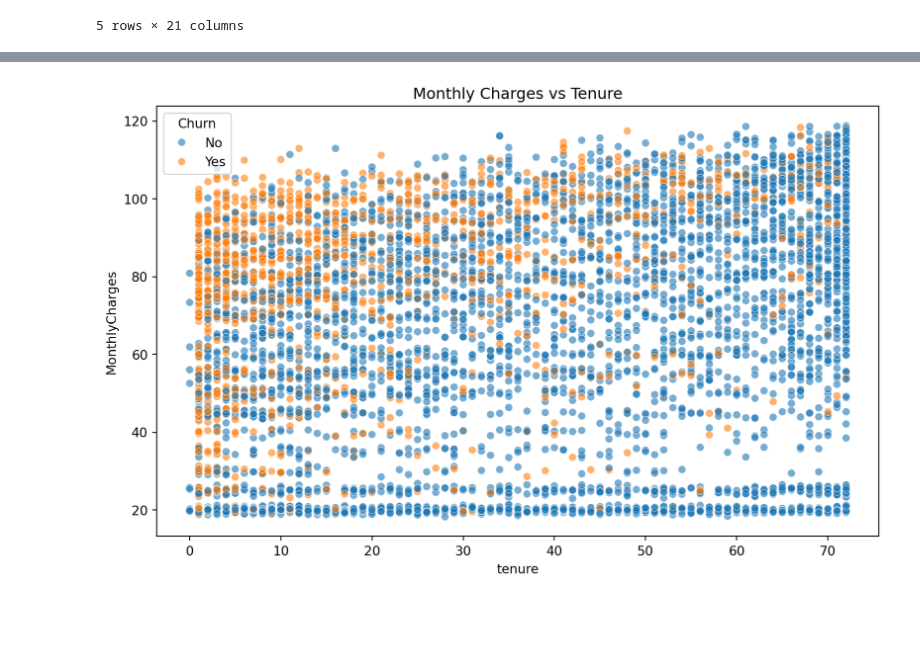
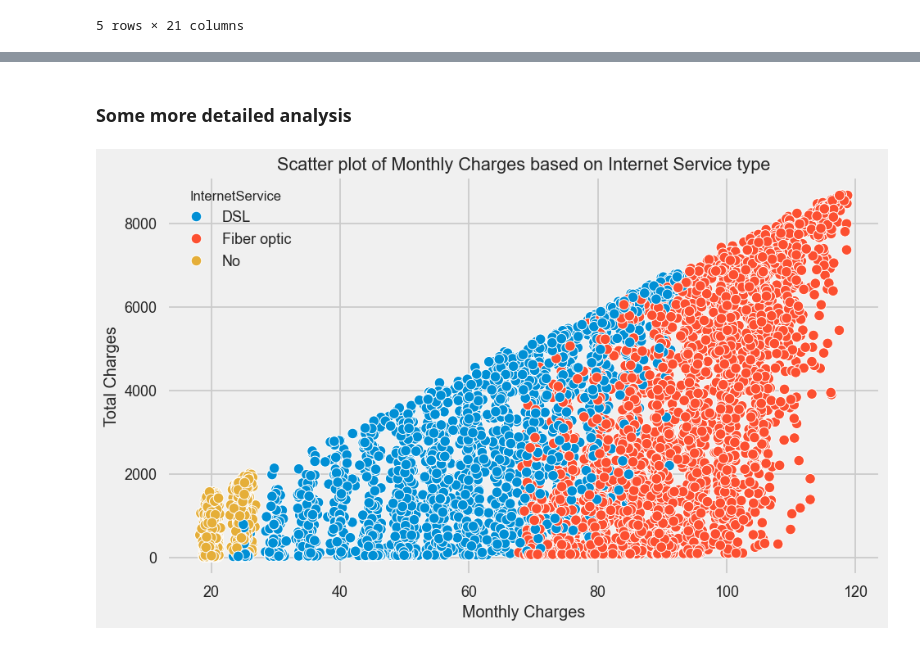
Before and after one commit to KeithGalli/quarto-churn-analysis, a Jupyter notebook: analysis.ipynb, the cells around one changed output, grey strips where cells are left out. Saved outputs shown, nothing was run; the diff lists cells and outputs as text; code cells hidden in the pictures; blank space fills up the shorter version.

Commit message:
Cleaning up files. Finished analysis notebook.

```diff
--- a/analysis.ipynb
+++ b/analysis.ipynb
@@ -20,0 +11,5 @@ df = pd.read_csv('./telco-customer-churn.csv')
+# %%
+file = Path("__file__").parent / "telco-customer-churn.csv"
+df = pd.read_csv(file)
+
+plt.style.use('seaborn-v0_8-talk')
@@ -35,12 +76,10 @@ df.head()
 #| width: 100%
 #| fig-caption: Distribution of numerical features
 numerical_features = ['tenure', 'MonthlyCharges', 'TotalCharges']
-fig, axes = plt.subplots(1, 3, figsize=(11,4))
+fig, axes = plt.subplots(1, 3, figsize=(15, 5))
 for i, feature in enumerate(numerical_features):
     if feature == 'TotalCharges':
         df[feature] = pd.to_numeric(df[feature], errors='coerce')  # Convert to numeric
     sns.histplot(data=df, x=feature, hue='Churn', multiple="stack", ax=axes[i])
     axes[i].set_title(f'Distribution of {feature}')
-# plt.tight_layout()
-# plt.show()
 # %% [output]
@@ -71,10 +86,0 @@ plt.show()
-# %%
-correlation_features = ['tenure', 'MonthlyCharges', 'TotalCharges', 'SeniorCitizen']
-df['SeniorCitizen'] = df['SeniorCitizen'].astype(int)  # Ensure SeniorCitizen is treated as numeric
-df['TotalCharges'] = pd.to_numeric(df['TotalCharges'], errors='coerce')
-correlation_matrix = df[correlation_features].corr()
-
-plt.figure(figsize=(10, 8))
-sns.heatmap(correlation_matrix, annot=True, cmap='coolwarm', vmin=-1, vmax=1, center=0)
-plt.title('Correlation Heatmap of Numerical Features')
-plt.show()
@@ -83,10 +86,0 @@ plt.show()
-# %%
-# 5. Churn rate by customer tenure
-df['tenure_group'] = pd.cut(df['tenure'], bins=[0, 12, 24, 36, 48, 60, np.inf], labels=['0-1 year', '1-2 years', '2-3 years', '3-4 years', '4-5 years', '5+ years'])
-churn_by_tenure = df.groupby('tenure_group')['Churn'].value_counts(normalize=True).unstack()
-churn_by_tenure.plot(kind='bar', stacked=True, figsize=(10, 6))
-plt.title('Churn Rate by Customer Tenure')
-plt.xlabel('Tenure')
-plt.ylabel('Percentage')
-plt.legend(title='Churn', loc='upper right')
-plt.show()
@@ -95,8 +137,12 @@ plt.show()
+# %% [markdown]
+### Some more detailed analysis
 # %%
-# 6. Monthly Charges vs Tenure colored by Churn
+
 plt.figure(figsize=(10, 6))
-sns.scatterplot(data=df, x='tenure', y='MonthlyCharges', hue='Churn', alpha=0.6)
-plt.title('Monthly Charges vs Tenure')
+sns.scatterplot(data=df, x='MonthlyCharges', y='TotalCharges', hue='InternetService')
+plt.title('Scatter plot of Monthly Charges based on Internet Service type')
+plt.xlabel('Monthly Charges')
+plt.ylabel('Total Charges')
 plt.show()
 # %% [output]
-[figure, old version]
+[figure, new version]
```
Also changed, not shown: parts of 22 cells of this notebook, 1 other file.
